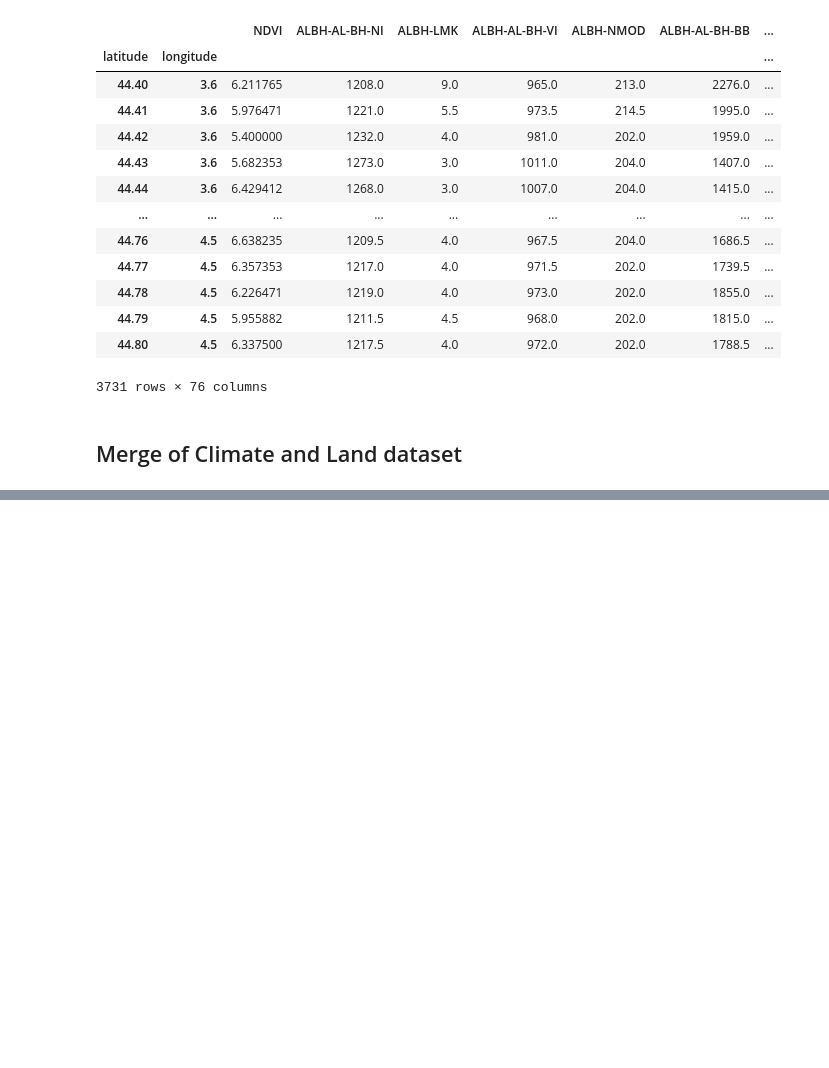
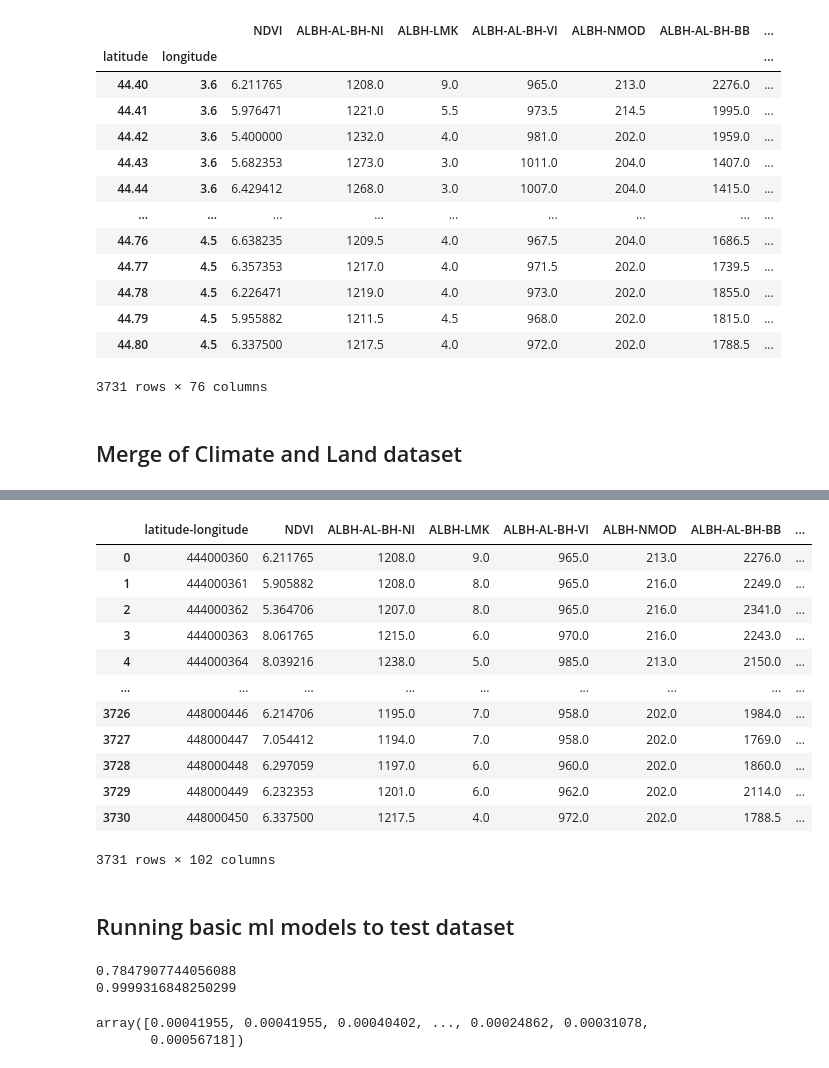
Before and after one commit to vincenzomadaghiele/Regression-of-biodiversity-indicators, a Jupyter notebook: get_dataset/merge_dataset.ipynb, the cells around one changed output, grey strips where cells are left out. Cells and saved outputs as stored; diff of their text form; code cells hidden in the pictures; blank space fills up the shorter version.

```diff
--- a/get_dataset/merge_dataset.ipynb
+++ b/get_dataset/merge_dataset.ipynb
@@ -129,4 +130,4 @@ df1.index.name = "latitude-longitude"
 df2.index = df2.index.map(combine_index)
 df2.index.name = "latitude-longitude"
 
-pd.merge_asof(df2.sort_values(['latitude_', df1, on='latitude-longitude', allow_exact_matches=False)
+df = pd.merge_asof(df2.sort_values(['latitude-longitude']), df1, on='latitude-longitude', allow_exact_matches=False)
@@ -134,0 +136,4 @@ ValueError: left keys must be sorted
+# %%
+df_efa = pd.read_csv("./EEA_latLon_france.csv", index_col=['latitude', 'longitude'])
+df_efa = df_efa.drop(columns=['Unnamed: 0'])
+df_efa
@@ -134,0 +155,24 @@ ValueError: left keys must be sorted
+# %%
+# Concatenate all data into one DataFrame
+df3 = df_efa.copy()
+
+df3.index = df3.index.map(combine_index)
+df3.index.name = "latitude-longitude"
+
+df = pd.merge_asof(df.sort_values(['latitude-longitude']), df3.sort_values(['latitude-longitude']), on='latitude-longitude', allow_exact_matches=False)
+# %% [output]
+|  | latitude-longitude | NDVI | ALBH-AL-BH-NI | ALBH-LMK | ALBH-AL-BH-VI | ALBH-NMOD | ALBH-AL-BH-BB | ... |
+| 0 | 444000360 | 6.211765 | 1208.0 | 9.0 | 965.0 | 213.0 | 2276.0 | ... |
+| 1 | 444000361 | 5.905882 | 1208.0 | 8.0 | 965.0 | 216.0 | 2249.0 | ... |
+| 2 | 444000362 | 5.364706 | 1207.0 | 8.0 | 965.0 | 216.0 | 2341.0 | ... |
+| 3 | 444000363 | 8.061765 | 1215.0 | 6.0 | 970.0 | 216.0 | 2243.0 | ... |
+| 4 | 444000364 | 8.039216 | 1238.0 | 5.0 | 985.0 | 213.0 | 2150.0 | ... |
+| ... | ... | ... | ... | ... | ... | ... | ... | ... |
+| 3726 | 448000446 | 6.214706 | 1195.0 | 7.0 | 958.0 | 202.0 | 1984.0 | ... |
+| 3727 | 448000447 | 7.054412 | 1194.0 | 7.0 | 958.0 | 202.0 | 1769.0 | ... |
+| 3728 | 448000448 | 6.297059 | 1197.0 | 6.0 | 960.0 | 202.0 | 1860.0 | ... |
+| 3729 | 448000449 | 6.232353 | 1201.0 | 6.0 | 962.0 | 202.0 | 2114.0 | ... |
+| 3730 | 448000450 | 6.337500 | 1217.5 | 4.0 | 972.0 | 202.0 | 1788.5 | ... |
+3731 rows × 102 columns
+# %% [markdown]
+## Running basic ml models to test dataset
@@ -134,0 +189,18 @@ ValueError: left keys must be sorted
+# %%
+from sklearn.model_selection import cross_val_score
+from sklearn import preprocessing
+from sklearn import svm
+
+tree_model = DecisionTreeRegressor()
+svm_model = svm.SVR()
+
+print(np.mean(cross_val_score(svm_model, X, y, cv=10)))
+print(np.mean(cross_val_score(tree_model, X, y, cv=10)))
+# %% [output]
+0.7847907744056088
+0.9999316848250299
+# %%
+X[:, 1]
+# %% [output]
+array([0.00041955, 0.00041955, 0.00040402, ..., 0.00024862, 0.00031078,
+       0.00056718])
```
Also changed, not shown: parts of 5 cells of this notebook, 1 other file.
